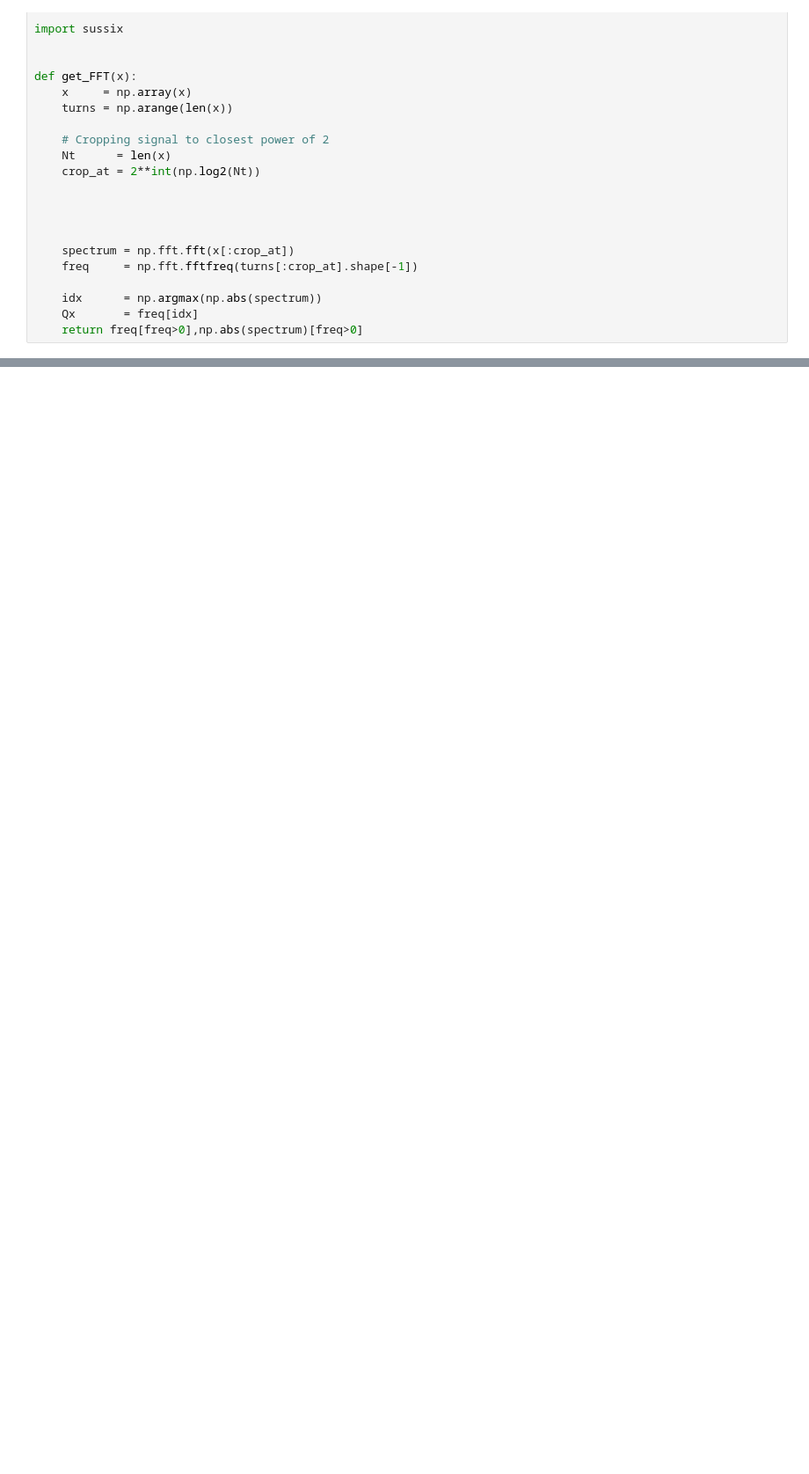
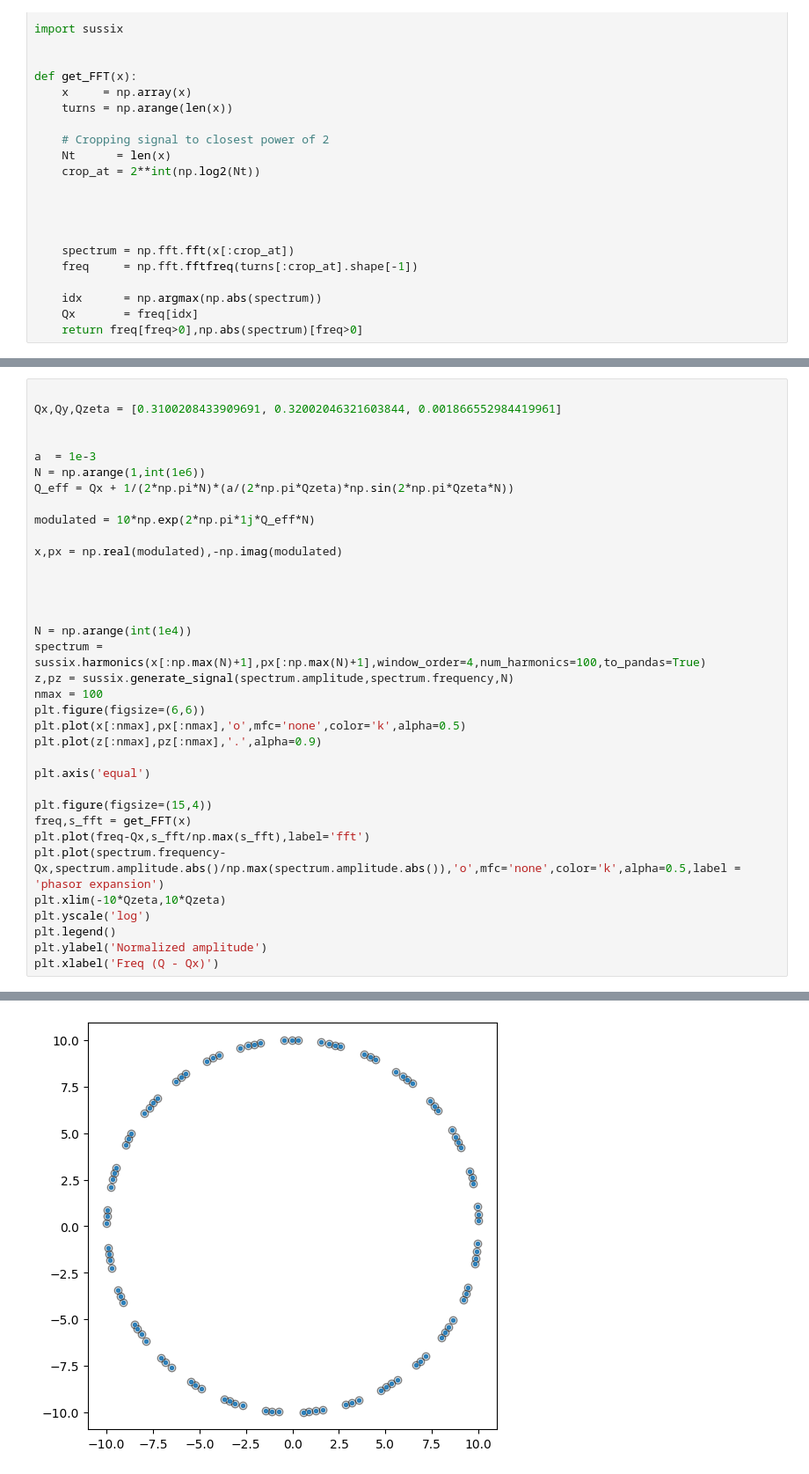
Before and after one commit to xsuite/sussix, a Jupyter notebook: examples/tune_modulation.ipynb, the cells around one changed output, grey strips where cells are left out. Shown at 88% size. Drawn from its saved outputs; the diff is of its cells as text; blank space fills up the shorter version.

```diff
--- a/examples/tune_modulation.ipynb
+++ b/examples/tune_modulation.ipynb
@@ -27,0 +33,36 @@ def get_FFT(x):
+# %%
+
+Qx,Qy,Qzeta = [0.3100208433909691, 0.32002046321603844, 0.001866552984419961]
+
+
+a  = 1e-3
+N = np.arange(1,int(1e6))
+Q_eff = Qx + 1/(2*np.pi*N)*(a/(2*np.pi*Qzeta)*np.sin(2*np.pi*Qzeta*N))
+
+modulated = 10*np.exp(2*np.pi*1j*Q_eff*N)
+
+x,px = np.real(modulated),-np.imag(modulated)
+
+
+
+
+N = np.arange(int(1e4))
+spectrum = sussix.harmonics(x[:np.max(N)+1],px[:np.max(N)+1],window_order=4,num_harmonics=100,to_pandas=True)
+z,pz = sussix.generate_signal(spectrum.amplitude,spectrum.frequency,N)
+nmax = 100
+plt.figure(figsize=(6,6))
+plt.plot(x[:nmax],px[:nmax],'o',mfc='none',color='k',alpha=0.5)
+plt.plot(z[:nmax],pz[:nmax],'.',alpha=0.9)
+
+plt.axis('equal')
+
+plt.figure(figsize=(15,4))
+freq,s_fft = get_FFT(x)
+plt.plot(freq-Qx,s_fft/np.max(s_fft),label='fft')
+plt.plot(spectrum.frequency-Qx,spectrum.amplitude.abs()/np.max(spectrum.amplitude.abs()),'o',mfc='none',color='k',alpha=0.5,label = 'phasor expansion')
+plt.xlim(-10*Qzeta,10*Qzeta)
+plt.yscale('log')
+plt.legend()
+plt.ylabel('Normalized amplitude')
+plt.xlabel('Freq (Q - Qx)')
+# %% [output]
@@ -27,0 +70 @@ def get_FFT(x):
+[figure, added]
```
Also changed, not shown: parts of 6 cells of this notebook.
